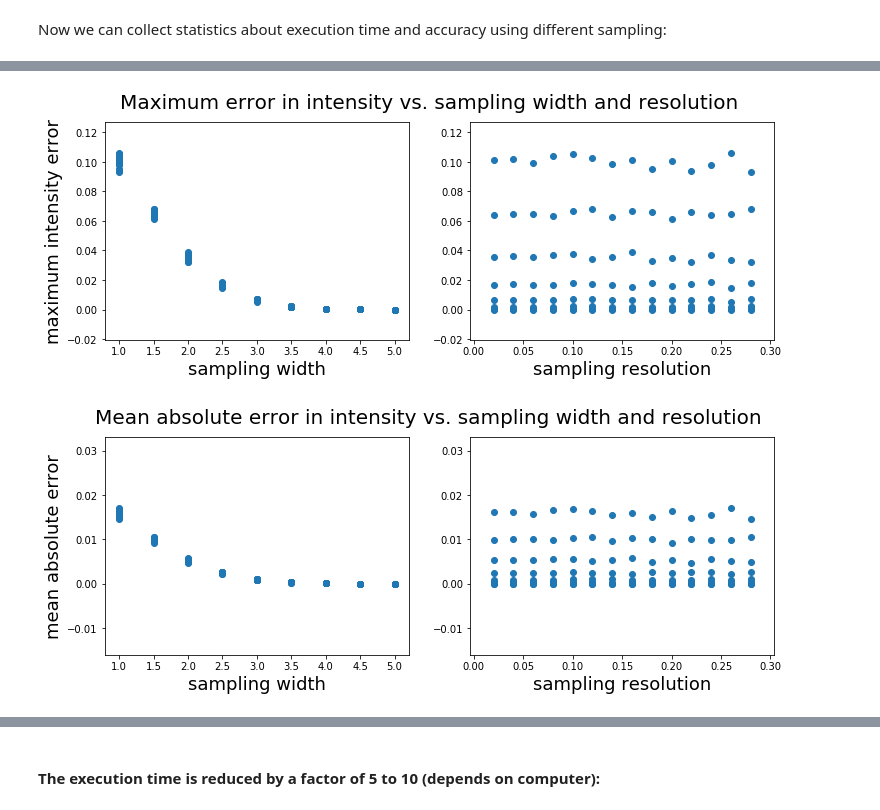
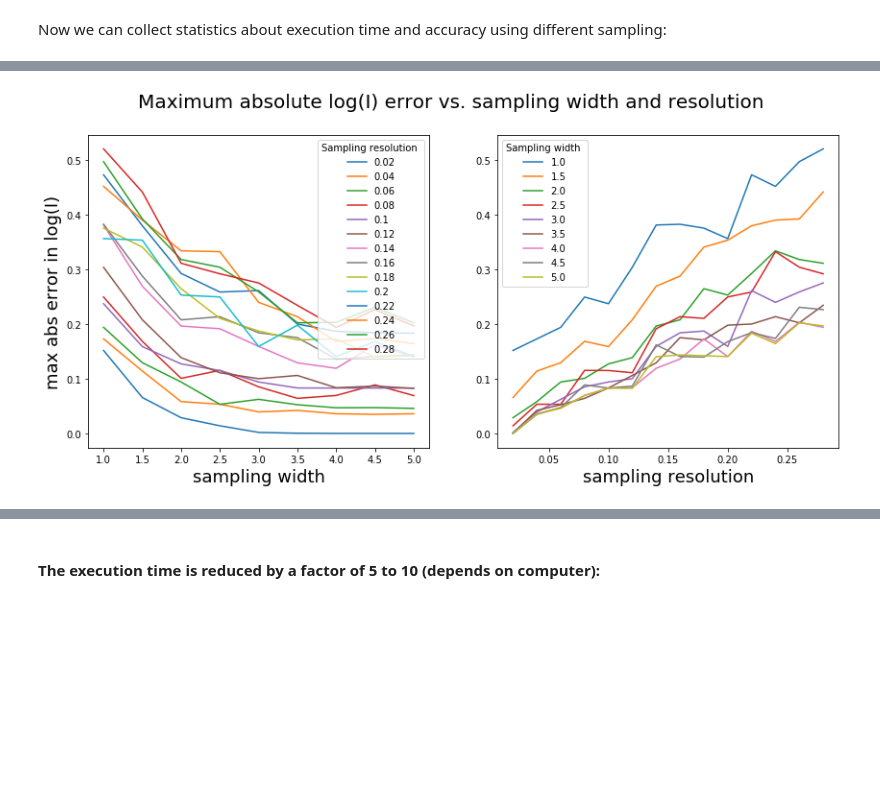
Before and after one commit to scattering-central/xrsdkit, a Jupyter notebook: examples/spherical_normal_saxs_benchmark.ipynb, the cells around one changed output, grey strips where cells are left out. Drawn from its saved outputs; the diff is of its cells as text; code cells hidden in the pictures; blank space fills up the shorter version.

```diff
--- a/examples/spherical_normal_saxs_benchmark.ipynb
+++ b/examples/spherical_normal_saxs_benchmark.ipynb
@@ -67,10 +64,22 @@ TODO: Make these plots with colored, with smaller dots, add lines, add legends
 # %%
 from matplotlib import pyplot as plt
-fig, axes = plt.subplots(nrows=1, ncols=2, figsize=(12,4))
+%matplotlib inline
+
+fig, axes = plt.subplots(nrows=1, ncols=2, figsize=(14,6))
 st = fig.suptitle("Execution time vs. sampling width and resolution", fontsize=20)
 
-axes[0].scatter(stat[ : ,0],stat[ : ,2])
-axes[1].scatter(stat[ : ,1],stat[ : ,2])
+for r in samp_res:
+    df = stat[stat.samp_resolution == r]
+    line, = axes[0].plot(df.samp_width,df.time, label='Inline label')
+    line.set_label( str(r))
+    axes[0].legend(title ='Sampling resolution ')
+
+for w in samp_width:
+    df = stat[stat.samp_width == w]
+    line, = axes[1].plot(df.samp_resolution,df.time)
+    line.set_label( str(w))
+    axes[1].legend(title ='Sampling width ')
+
 axes[0].set_ylabel('Time', fontsize=18)
 axes[1].yaxis.label.set_visible(False)
 axes[0].set_xlabel('sampling width',fontsize=18)
@@ -78,24 +89,22 @@ axes[1].set_xlabel('sampling resolution', fontsize=18);
 # %%
-fig, axes = plt.subplots(nrows=1, ncols=2, figsize=(12,4))
-st = fig.suptitle("Maximum error in intensity vs. sampling width and resolution", fontsize=20)
+fig, axes = plt.subplots(nrows=1, ncols=2, figsize=(14,6))
+st = fig.suptitle("Maximum absolute log(I) error vs. sampling width and resolution", fontsize=20)
 
-axes[0].scatter(stat[ : ,0],stat[ : ,3])
-axes[1].scatter(stat[ : ,1],stat[ : ,3])
-axes[0].set_ylabel('maximum intensity error', fontsize=18)
+for r in samp_res:
+    df = stat[stat.samp_resolution == r]
+    line, = axes[0].plot(df.samp_width,df.max_abs_log_error, label='Inline label')
+    line.set_label( str(r))
+    axes[0].legend(title ='Sampling resolution ')
+
+for w in samp_width:
+    df = stat[stat.samp_width == w]
+    line, = axes[1].plot(df.samp_resolution,df.max_abs_log_error)
+    line.set_label( str(w))
+    axes[1].legend(title ='Sampling width ')
+
+axes[0].set_ylabel('max abs error in log(I)', fontsize=18)
 axes[1].yaxis.label.set_visible(False)
 axes[0].set_xlabel('sampling width',fontsize=18)
 axes[1].set_xlabel('sampling resolution', fontsize=18);
 # %% [output]
-[figure, old version]
+[figure, new version]
-# %%
-fig, axes = plt.subplots(nrows=1, ncols=2, figsize=(12,4))
-st = fig.suptitle("Mean absolute error in intensity vs. sampling width and resolution", fontsize=20)
-
-axes[0].scatter(stat[ : ,0],stat[ : ,4])
-axes[1].scatter(stat[ : ,1],stat[ : ,4])
-axes[0].set_ylabel('mean absolute error', fontsize=18)
-axes[1].yaxis.label.set_visible(False)
-axes[0].set_xlabel('sampling width',fontsize=18)
-axes[1].set_xlabel('sampling resolution', fontsize=18);
-# %% [output]
-[figure, removed]
```
Also changed, not shown: parts of 12 cells of this notebook.
